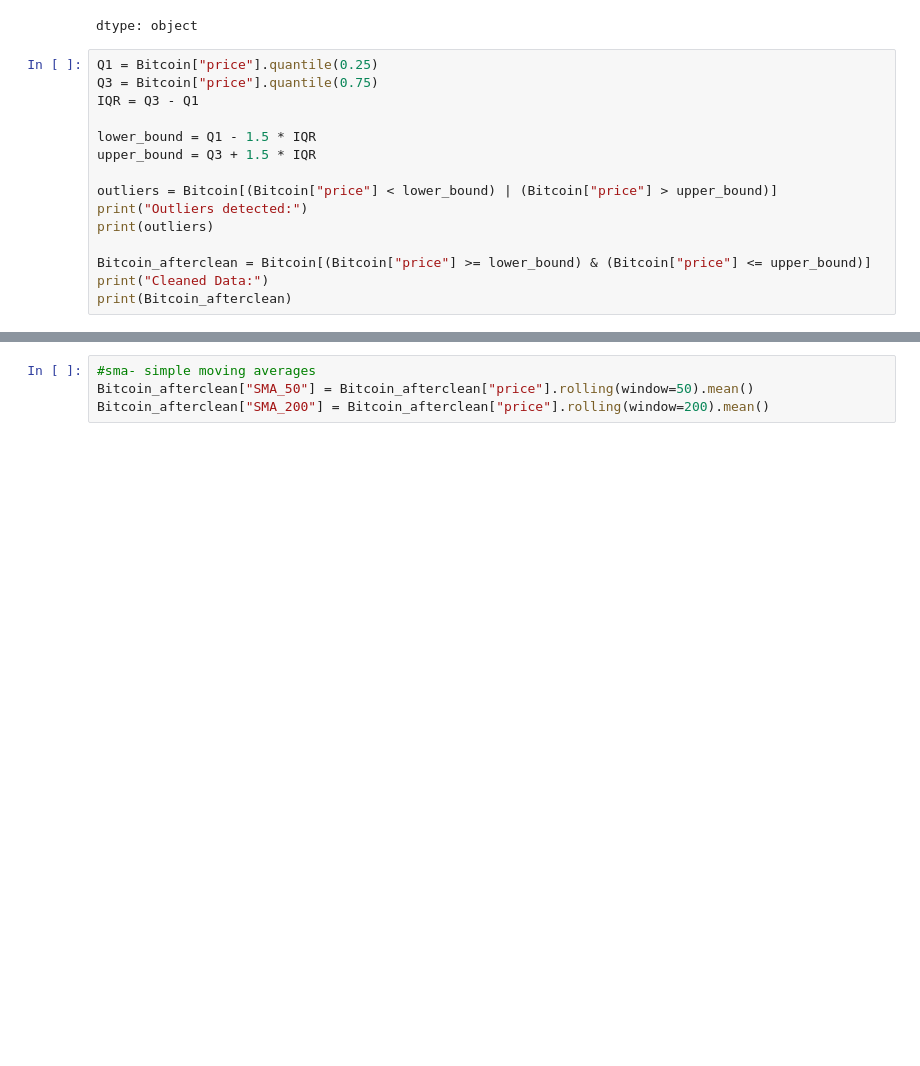
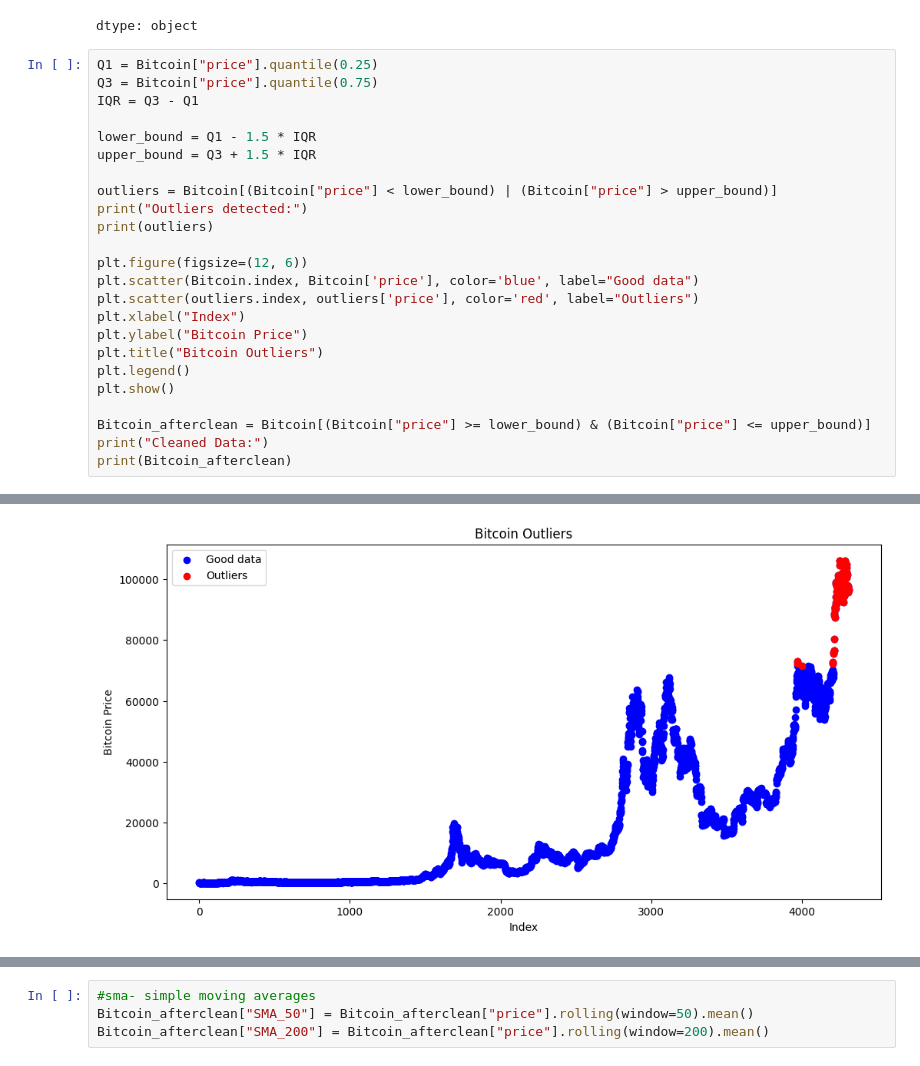
Before and after one commit to SaiTejaBorgam/Data-Science-Project, a Jupyter notebook: Project code.ipynb, the cells around one changed output, grey strips where cells are left out. Cells and saved outputs as stored; diff of their text form; blank space fills up the shorter version.

```diff
--- a/Project code.ipynb
+++ b/Project code.ipynb
@@ -182,6 +182,15 @@ outliers = Bitcoin[(Bitcoin["price"] < lower_bound) | (Bitcoin["price"] > upper_
 print("Outliers detected:")
 print(outliers)
 
+plt.figure(figsize=(12, 6))
+plt.scatter(Bitcoin.index, Bitcoin['price'], color='blue', label="Good data")
+plt.scatter(outliers.index, outliers['price'], color='red', label="Outliers")
+plt.xlabel("Index")
+plt.ylabel("Bitcoin Price")
+plt.title("Bitcoin Outliers")
+plt.legend()
+plt.show()
+
 Bitcoin_afterclean = Bitcoin[(Bitcoin["price"] >= lower_bound) & (Bitcoin["price"] <= upper_bound)]
 print("Cleaned Data:")
 print(Bitcoin_afterclean)
@@ -205,0 +213 @@ Outliers detected:
+[figure, added]
```
Also changed, not shown: parts of 14 cells of this notebook.
